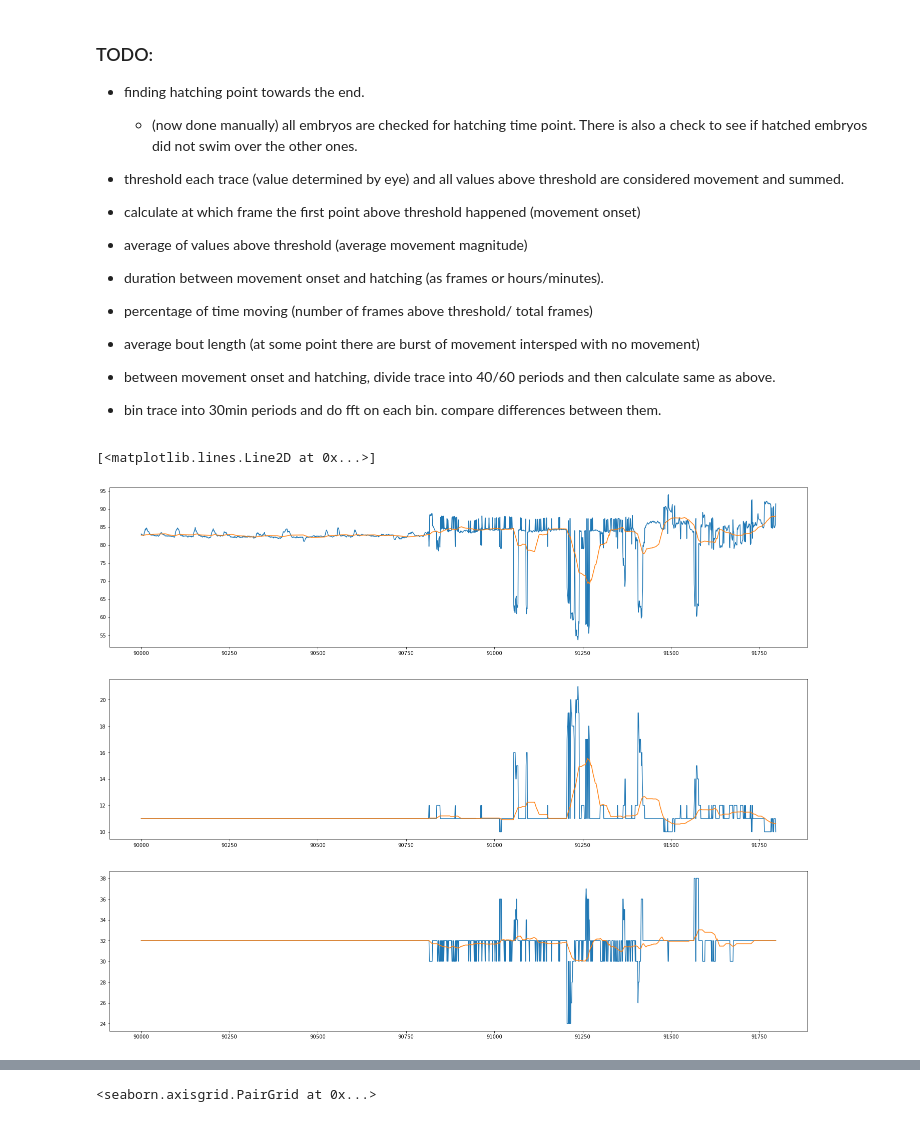
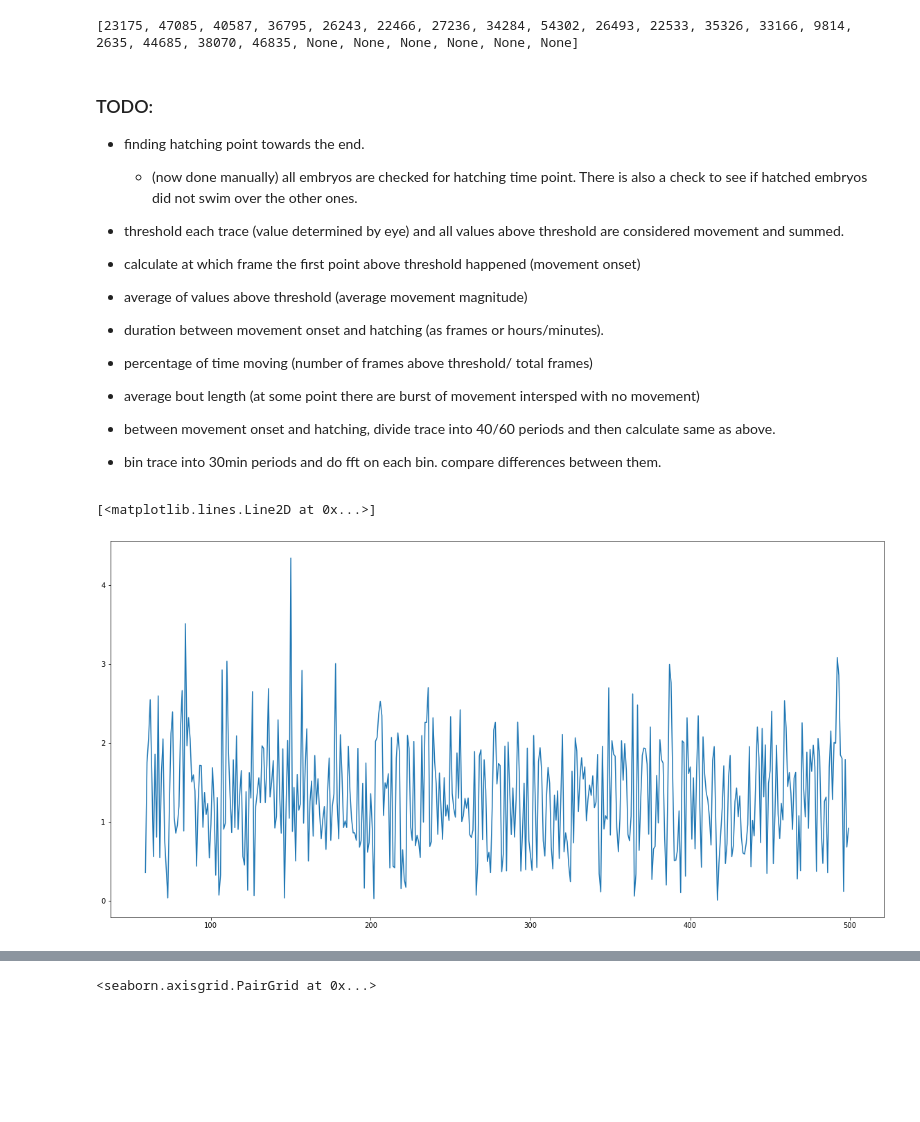
Before and after one commit to jmenzies280/embryo-monitoring, a Jupyter notebook: software/analysis/analysis_demo.ipynb, the cells around one changed output, grey strips where cells are left out. Saved outputs shown, nothing was run; the diff lists cells and outputs as text; code cells hidden in the pictures; blank space fills up the shorter version.

Commit message:
work on code to detect hatching

```diff
--- a/software/analysis/analysis_demo.ipynb
+++ b/software/analysis/analysis_demo.ipynb
@@ -12,7 +12,7 @@ from scipy import signal
 #tell python where the data is located, based on the current folder
 filePath = "..//..//data//"
 # tell what is the file name we will open and load data
-fileName = "output2022-01-20T11_12_09.csv"
+fileName = "output2022-04-27T15_16_04.csv"
 # %%
 #load data into "data" variable
 data = pd.read_csv(filePath+fileName)
@@ -72,32 +66,44 @@ module = np.sqrt(subtracted**2)
 # %%
-plt.plot(module[0])
+#use the change rate of height as an indicator of hatching.
+# grab those indexes to be used later for cutting traces
+threshold = 5
+hatchIndex = list()
+for item in height:
+    dummie = data[item].diff()
+    hatchIndex.append(dummie.where(dummie>=threshold).first_valid_index())
+print(hatchIndex)
+# %% [output]
+[23175, 47085, 40587, 36795, 26243, 22466, 27236, 34284, 54302, 26493, 22533, 35326, 33166, 9814, 2635, 44685, 38070, 46835, None, None, None, None, None, None]
-# %% [markdown]
-### TODO:
-
-- finding hatching point towards the end.
-    - (now done manually) all embryos are checked for hatching time point. There is also a check to see if hatched embryos did not swim over the other ones.
-
-- threshold each trace (value determined by eye) and all values above threshold are considered movement and summed.
-- calculate at which frame the first point above threshold happened (movement onset)
-- average of values above threshold (average movement magnitude)
-- duration between movement onset and hatching (as frames or hours/minutes).
-- percentage of time moving (number of frames above threshold/ total frames)
-- average bout length (at some point there are burst of movement intersped with no movement)
-- between movement onset and hatching, divide trace into 40/60 periods and then calculate same as above.
-- bin trace into 30min periods and do fft on each bin. compare differences between them.
+# %%
+
+#calculate rolling average for each ROI and subtract that from brightness value
+roll = 60
+rolling = data[brightness].rolling(window=roll).mean()
+subtracted = data[brightness]-rolling
+
+#make all values positive by squaring all values than getting the square root
+module = np.sqrt(subtracted**2)
+
+#plt.hist(module[module.columns[0]],bins=50)
+# %% [markdown]
+### TODO:
+
+- finding hatching point towards the end.
+    - (now done manually) all embryos are checked for hatching time point. There is also a check to see if hatched embryos did not swim over the other ones.
+
+- threshold each trace (value determined by eye) and all values above threshold are considered movement and summed.
+- calculate at which frame the first point above threshold happened (movement onset)
+- average of values above threshold (average movement magnitude)
+- duration between movement onset and hatching (as frames or hours/minutes).
+- percentage of time moving (number of frames above threshold/ total frames)
+- average bout length (at some point there are burst of movement intersped with no movement)
+- between movement onset and hatching, divide trace into 40/60 periods and then calculate same as above.
+- bin trace into 30min periods and do fft on each bin. compare differences between them.
 # %%
-start = 90000
-end = -1
-fig = plt.figure(figsize=[25,20])
-sub1=plt.subplot(3,1,1)
-plt.plot(data["topLeft.Item1.avgBright"][start:end])
-plt.plot(rolling["topLeft.Item1.avgBright"][start:end])
-sub2=plt.subplot(3,1,2)
-plt.plot(data["topLeft.Item1.width"][start:end])
-plt.plot(rolling["topLeft.Item1.width"][start:end])
-sub3=plt.subplot(3,1,3)
-plt.plot(data["topLeft.Item1.height"][start:end])
-plt.plot(rolling["topLeft.Item1.height"][start:end])
+fig = plt.figure(figsize=[20,10])
+plt.plot(module[brightness[0]][0:500])
+
+#need a sample of what movement onset looks like
 # %% [output]
 [<matplotlib.lines.Line2D at 0x...>]
-[figure, old version]
+[figure, new version]
```
Also changed, not shown: parts of 5 cells of this notebook, 4 other files.
